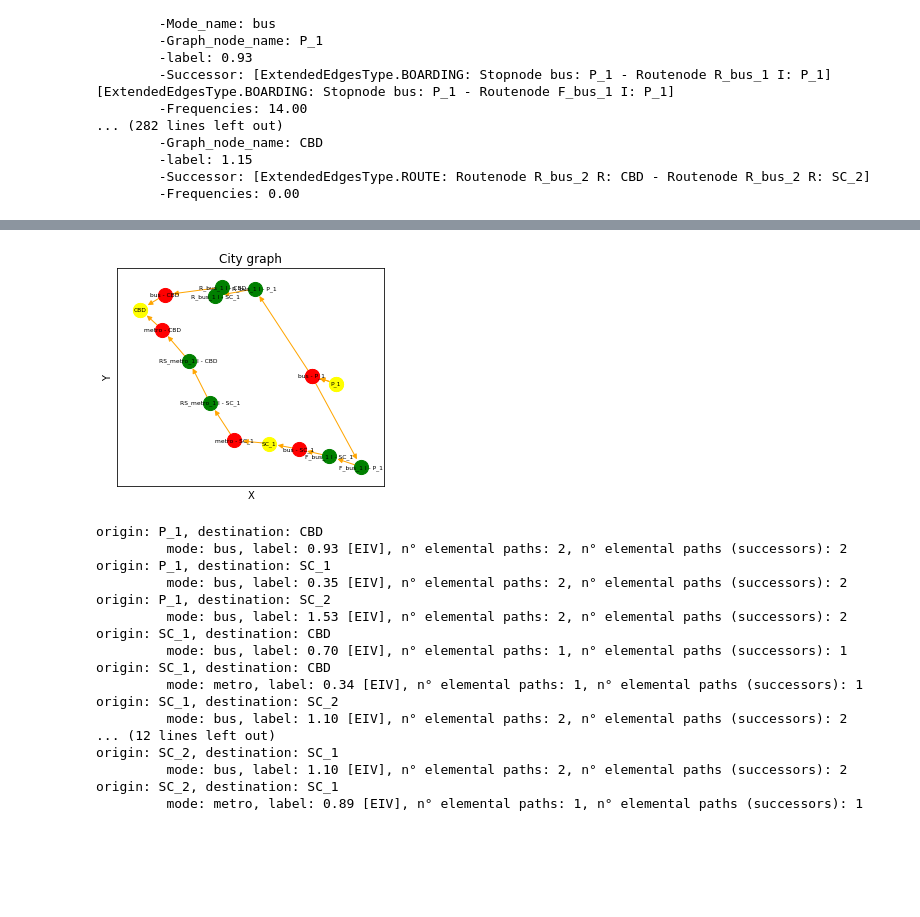
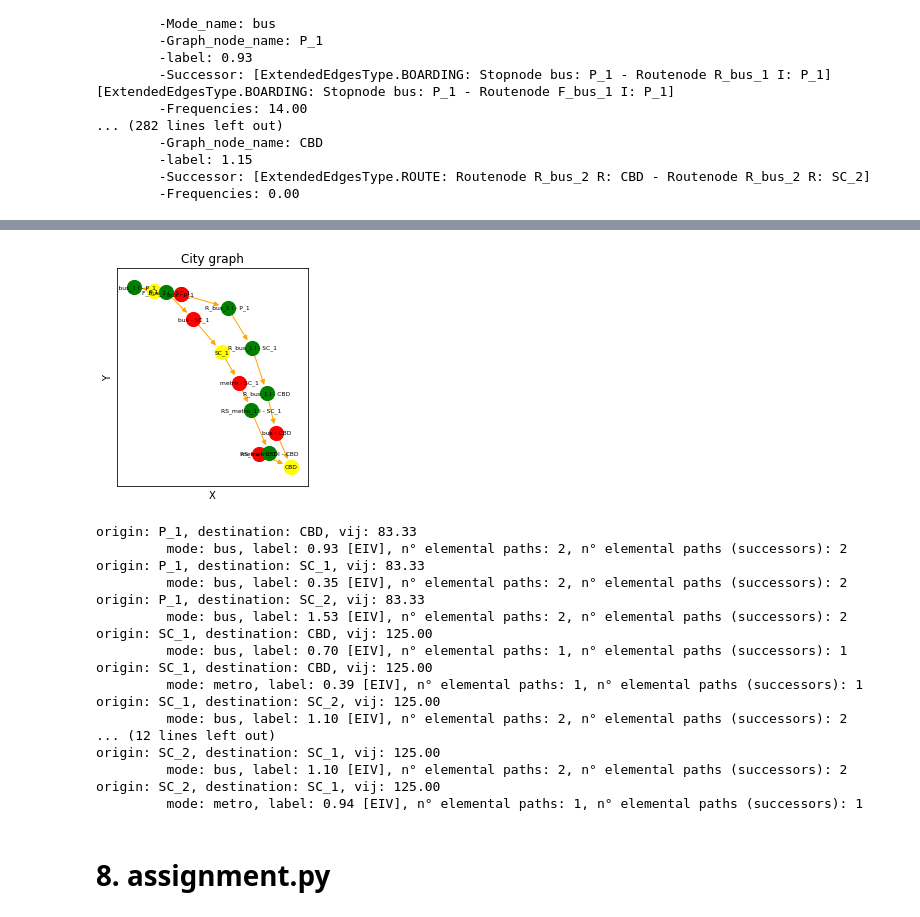
Before and after one commit to SIDERMIT/optimizer, a Jupyter notebook: examples/examples_sidermit.ipynb, the cells around one changed output, grey strips where cells are left out. Cells and saved outputs as stored; diff of their text form; code cells hidden in the pictures; blank space fills up the shorter version.

```diff
--- a/examples/examples_sidermit.ipynb
+++ b/examples/examples_sidermit.ipynb
@@ -358,8 +360,8 @@ network_obj.plot("sidermit.png", direction="I")
 feeder_route = network_obj.get_feeder_routes(mode_obj=bus_obj)
 circular_route = network_obj.get_circular_routes(mode_obj=metro_obj)
 radial_route = network_obj.get_radial_routes(mode_obj=metro_obj, short=False, express=False)
-diametral_route = network_obj.get_diametral_routes(mode_obj=bus_obj, jump=3, short=False, express=False)
-tangencial_route = network_obj.get_tangencial_routes(mode_obj=bus_obj, jump=4, short=False, express=False)
+diametral_route = network_obj.get_diametral_routes(mode_obj=bus_obj, jump=2, short=False, express=False)
+tangencial_route = network_obj.get_tangencial_routes(mode_obj=bus_obj, jump=2, short=False, express=False)
 
 # get information of the routes
 print("feeder routes: {}".format(len(feeder_route)))
@@ -452,9 +454,9 @@ from sidermit.preoptimization import ExtendedGraph
 
 # symetric parameters graph city
 n=5
-L=10000 #[m]
+L=10 #[km]
 g=0.5
-P=2000 #[m]
+P=2 #[km]
 
 # asymetric parameters graph city
 etha = 0.5
@@ -479,8 +481,8 @@ network_obj = TransportNetwork(graph_obj)
 feeder_route = network_obj.get_feeder_routes(mode_obj=bus_obj)
 circular_route = network_obj.get_circular_routes(mode_obj=metro_obj)
 radial_route = network_obj.get_radial_routes(mode_obj=metro_obj, short=False, express=False)
-diametral_route = network_obj.get_diametral_routes(mode_obj=bus_obj, jump=3, short=False, express=False)
-tangencial_route = network_obj.get_tangencial_routes(mode_obj=bus_obj, jump=4, short=False, express=False)
+diametral_route = network_obj.get_diametral_routes(mode_obj=bus_obj, jump=2, short=False, express=False)
+tangencial_route = network_obj.get_tangencial_routes(mode_obj=bus_obj, jump=2, short=False, express=False)
 
 # add diametral and circular routes to network_obj
 for route in diametral_route:
@@ -523,9 +525,9 @@ from sidermit.preoptimization import Hyperpath
 
 # symetric parameters graph city
 n=2
-L=10000 #[m]
+L=10 #[km]
 g=0.5
-P=2000 #[m]
+P=2 #[km]
 
 # build city graph
 graph_obj = Graph.build_from_parameters(n, L, g, P)
@@ -605,8 +607,8 @@ hyperpath_obj = Hyperpath(extended_graph, passenger_obj)
 successors, label, frequencies = hyperpath_obj.build_hyperpath_graph(P1, CBD)
 
 # get all elemental path in each stop of the origin in a OD pair and print
-hyperpath_OD, label, successor = hyperpath_obj.get_hyperpath_OD(P1, CBD)
-string_HP_OD = hyperpath_obj.string_hyperpaths_OD(hyperpath_OD, label)
+hyperpaths_od, label, successors, frequencies = hyperpath_obj.get_hyperpath_OD(P1, CBD)
+string_HP_OD = hyperpath_obj.string_hyperpaths_OD(hyperpaths_od, label)
 print(string_HP_OD)
 # %% [output]
 bus stop
@@ -629,27 +631,29 @@ bus stop
 # %%
 # plot a representation of all hyperpath for a OD pair
-hyperpath_obj.plot(hyperpath_OD)
+hyperpath_obj.plot(hyperpaths_od)
 # %% [output]
-[figure, old version]
+[figure, new version]
 # %%
 # get all hyperpaths for each OD pair with trips in OD_matrix and print
-hyperpaths, labels, successors = hyperpath_obj.get_all_hyperpaths(OD_matrix)
-print(hyperpath_obj.string_all_hyperpaths(hyperpaths, labels, successors))
+hyperpaths, labels, successors, frequency, Vij = hyperpath_obj.get_all_hyperpaths(OD_matrix)
+print(hyperpath_obj.string_all_hyperpaths(hyperpaths, labels, successors, Vij))
 # %% [output]
-origin: P_1, destination: CBD
+origin: P_1, destination: CBD, vij: 83.33
          mode: bus, label: 0.93 [EIV], n° elemental paths: 2, n° elemental paths (successors): 2
-origin: P_1, destination: SC_1
+origin: P_1, destination: SC_1, vij: 83.33
          mode: bus, label: 0.35 [EIV], n° elemental paths: 2, n° elemental paths (successors): 2
-origin: P_1, destination: SC_2
+origin: P_1, destination: SC_2, vij: 83.33
          mode: bus, label: 1.53 [EIV], n° elemental paths: 2, n° elemental paths (successors): 2
-origin: SC_1, destination: CBD
+origin: SC_1, destination: CBD, vij: 125.00
          mode: bus, label: 0.70 [EIV], n° elemental paths: 1, n° elemental paths (successors): 1
-origin: SC_1, destination: CBD
-         mode: metro, label: 0.34 [EIV], n° elemental paths: 1, n° elemental paths (successors): 1
-origin: SC_1, destination: SC_2
+origin: SC_1, destination: CBD, vij: 125.00
+         mode: metro, label: 0.39 [EIV], n° elemental paths: 1, n° elemental paths (successors): 1
+origin: SC_1, destination: SC_2, vij: 125.00
          mode: bus, label: 1.10 [EIV], n° elemental paths: 2, n° elemental paths (successors): 2
 ... (12 lines left out)
-origin: SC_2, destination: SC_1
+origin: SC_2, destination: SC_1, vij: 125.00
          mode: bus, label: 1.10 [EIV], n° elemental paths: 2, n° elemental paths (successors): 2
-origin: SC_2, destination: SC_1
-         mode: metro, label: 0.89 [EIV], n° elemental paths: 1, n° elemental paths (successors): 1
+origin: SC_2, destination: SC_1, vij: 125.00
+         mode: metro, label: 0.94 [EIV], n° elemental paths: 1, n° elemental paths (successors): 1
+# %% [markdown]
+# 8. assignment.py
```
Also changed, not shown: parts of 11 cells of this notebook, 1 other file.
